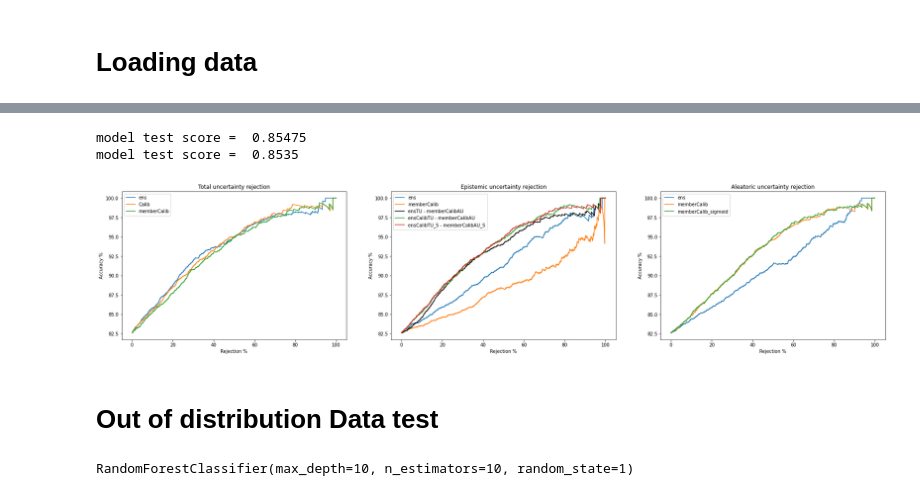
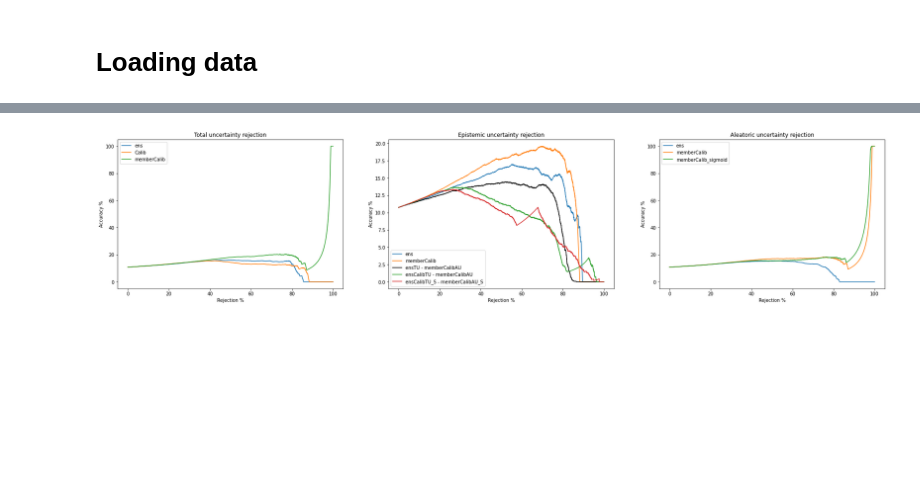
Before and after one commit to mhshaker/Calibration, a Jupyter notebook: Calibration.ipynb, the cells around one changed output, grey strips where cells are left out. Drawn from its saved outputs; the diff is of its cells as text; code cells hidden in the pictures; blank space fills up the shorter version.

Commit message:
OOD test working. calib members are best for OOD epist test

```diff
--- a/Calibration.ipynb
+++ b/Calibration.ipynb
@@ -34,24 +43,11 @@ model test score =  0.82625
+# %%
+total_uncertainty_calib = unc.calib_ens_total_uncertainty(model_calib, x_test_idoodmix)
+total_uncertainty_calib_sigmoid = unc.calib_ens_total_uncertainty(model_calib_sigmoid, x_test_idoodmix)
 # %%
-total_uncertainty, epistemic_uncertainty, aleatoric_uncertainty = unc.model_uncertainty(model, X_test, X_train, y_train)
+total_uncertainty, epistemic_uncertainty, aleatoric_uncertainty = unc.model_uncertainty(model, x_test_idoodmix, x_train, y_train)
-# %%
-from sklearn.calibration import CalibratedClassifierCV, CalibrationDisplay
-
-model_calib = CalibratedClassifierCV(model, cv=5, method="isotonic")
-model_calib_sigmoid = CalibratedClassifierCV(model, cv=5, method="sigmoid")
-
-model_calib.fit(X_train, y_train)
-print("model test score = ", model_calib.score(X_test, y_test))
-model_calib_sigmoid.fit(X_train, y_train)
-print("model test score = ", model_calib_sigmoid.score(X_test, y_test))
-
-total_uncertainty_calib = unc.calib_ens_total_uncertainty(model_calib, X_test)
-total_uncertainty_calib_sigmoid = unc.calib_ens_total_uncertainty(model_calib_sigmoid, X_test)
-# %% [output]
-model test score =  0.85475
-model test score =  0.8535
 # %%
-total_uncertainty_mcalib, epistemic_uncertainty_mcalib, aleatoric_uncertainty_mcalib = unc.calib_ens_member_uncertainty(model, X_test, X_train, y_train, X_valid, y_valid)
-total_uncertainty_mcalib_sigmoid, epistemic_uncertainty_mcalib_sigmoid, aleatoric_uncertainty_mcalib_sigmoid = unc.calib_ens_member_uncertainty(model, X_test, X_train, y_train, X_valid, y_valid, calib_method="sigmoid")
+total_uncertainty_mcalib, epistemic_uncertainty_mcalib, aleatoric_uncertainty_mcalib = unc.calib_ens_member_uncertainty(model, x_test_idoodmix, x_train, y_train, x_valid, y_valid)
+total_uncertainty_mcalib_sigmoid, epistemic_uncertainty_mcalib_sigmoid, aleatoric_uncertainty_mcalib_sigmoid = unc.calib_ens_member_uncertainty(model, x_test_idoodmix, x_train, y_train, x_valid, y_valid, calib_method="sigmoid")
 # %%
 epistemic_uncertainty_mcalib2 = total_uncertainty - aleatoric_uncertainty_mcalib
 epistemic_uncertainty_mcalib3 = total_uncertainty_calib - aleatoric_uncertainty_mcalib
@@ -62,44 +58,42 @@ fig, axs = plt.subplots(1,3)
 fig.set_figheight(3*2)
 fig.set_figwidth(15*2)
 
-avg_acc, avg_min, avg_max, avg_random ,steps = uncM.accuracy_rejection2(predictions.reshape((1,-1)), y_test.reshape((1,-1)), total_uncertainty.reshape((1,-1)))
-avg_acc_c, avg_min, avg_max, avg_random ,steps = uncM.accuracy_rejection2(predictions.reshape((1,-1)), y_test.reshape((1,-1)), total_uncertainty_calib.reshape((1,-1)))
-avg_acc_mc, avg_min, avg_max, avg_random ,steps = uncM.accuracy_rejection2(predictions.reshape((1,-1)), y_test.reshape((1,-1)), total_uncertainty_mcalib.reshape((1,-1)))
+avg_acc, avg_min, avg_max, avg_random ,steps = uncM.accuracy_rejection2(predictions.reshape((1,-1)), y_test_idoodmix.reshape((1,-1)), total_uncertainty.reshape((1,-1)))
+avg_acc_c, avg_min, avg_max, avg_random ,steps = uncM.accuracy_rejection2(predictions.reshape((1,-1)), y_test_idoodmix.reshape((1,-1)), total_uncertainty_calib.reshape((1,-1)))
+avg_acc_mc, avg_min, avg_max, avg_random ,steps = uncM.accuracy_rejection2(predictions.reshape((1,-1)), y_test_idoodmix.reshape((1,-1)), total_uncertainty_mcalib.reshape((1,-1)))
 axs[0].plot(steps, avg_acc*100, label='ens')
 axs[0].plot(steps, avg_acc_c*100, label='Calib')
 axs[0].plot(steps, avg_acc_mc*100, label='memberCalib')
 axs[0].legend()
 axs[0].set_title("Total uncertainty rejection")
 
-avg_acc, avg_min, avg_max, avg_random ,steps = uncM.accuracy_rejection2(predictions.reshape((1,-1)), y_test.reshape((1,-1)), epistemic_uncertainty.reshape((1,-1)))
-avg_acc_mc, avg_min, avg_max, avg_random ,steps = uncM.accuracy_rejection2(predictions.reshape((1,-1)), y_test.reshape((1,-1)), epistemic_uncertainty_mcalib.reshape((1,-1)))
-avg_acc_mc2, avg_min, avg_max, avg_random ,steps = uncM.accuracy_rejection2(predictions.reshape((1,-1)), y_test.reshape((1,-1)), epistemic_uncertainty_mcalib2.reshape((1,-1)))
-avg_acc_mc3, avg_min, avg_max, avg_random ,steps = uncM.accuracy_rejection2(predictions.reshape((1,-1)), y_test.reshape((1,-1)), epistemic_uncertainty_mcalib3.reshape((1,-1)))
-avg_acc_mc3s, avg_min, avg_max, avg_random ,steps = uncM.accuracy_rejection2(predictions.reshape((1,-1)), y_test.reshape((1,-1)), epistemic_uncertainty_mcalib3_sigmoid.reshape((1,-1)))
+avg_acc, avg_min, avg_max, avg_random ,steps = uncM.accuracy_rejection2(predictions.reshape((1,-1)), y_test_idoodmix.reshape((1,-1)), epistemic_uncertainty.reshape((1,-1)))
+avg_acc_mc, avg_min, avg_max, avg_random ,steps = uncM.accuracy_rejection2(predictions.reshape((1,-1)), y_test_idoodmix.reshape((1,-1)), epistemic_uncertainty_mcalib.reshape((1,-1)))
+avg_acc_mc2, avg_min, avg_max, avg_random ,steps = uncM.accuracy_rejection2(predictions.reshape((1,-1)), y_test_idoodmix.reshape((1,-1)), epistemic_uncertainty_mcalib2.reshape((1,-1)))
+avg_acc_mc3, avg_min, avg_max, avg_random ,steps = uncM.accuracy_rejection2(predictions.reshape((1,-1)), y_test_idoodmix.reshape((1,-1)), epistemic_uncertainty_mcalib3.reshape((1,-1)))
+avg_acc_mc3s, avg_min, avg_max, avg_random ,steps = uncM.accuracy_rejection2(predictions.reshape((1,-1)), y_test_idoodmix.reshape((1,-1)), epistemic_uncertainty_mcalib3_sigmoid.reshape((1,-1)))
 
 axs[1].plot(steps, avg_acc*100,label='ens')
 axs[1].plot(steps, avg_acc_mc*100, label='memberCalib')
 axs[1].plot(steps, avg_acc_mc2*100, label='ensTU - memberCalibAU', color="black")
 axs[1].plot(steps, avg_acc_mc3*100, label='ensCalibTU - memberCalibAU')
 axs[1].plot(steps, avg_acc_mc3s*100, label='ensCalibTU_S - memberCalibAU_S')
 axs[1].set_title("Epistemic uncertainty rejection")
 axs[1].legend()
 
-avg_acc, avg_min, avg_max, avg_random ,steps = uncM.accuracy_rejection2(predictions.reshape((1,-1)), y_test.reshape((1,-1)), aleatoric_uncertainty.reshape((1,-1)))
-avg_acc_mc, avg_min, avg_max, avg_random ,steps = uncM.accuracy_rejection2(predictions.reshape((1,-1)), y_test.reshape((1,-1)), aleatoric_uncertainty_mcalib.reshape((1,-1)))
-avg_acc_mcs, avg_min, avg_max, avg_random ,steps = uncM.accuracy_rejection2(predictions.reshape((1,-1)), y_test.reshape((1,-1)), aleatoric_uncertainty_mcalib_sigmoid.reshape((1,-1)))
+avg_acc, avg_min, avg_max, avg_random ,steps = uncM.accuracy_rejection2(predictions.reshape((1,-1)), y_test_idoodmix.reshape((1,-1)), aleatoric_uncertainty.reshape((1,-1)))
+avg_acc_mc, avg_min, avg_max, avg_random ,steps = uncM.accuracy_rejection2(predictions.reshape((1,-1)), y_test_idoodmix.reshape((1,-1)), aleatoric_uncertainty_mcalib.reshape((1,-1)))
+avg_acc_mcs, avg_min, avg_max, avg_random ,steps = uncM.accuracy_rejection2(predictions.reshape((1,-1)), y_test_idoodmix.reshape((1,-1)), aleatoric_uncertainty_mcalib_sigmoid.reshape((1,-1)))
 
 axs[2].plot(steps, avg_acc*100, label='ens')
 axs[2].plot(steps, avg_acc_mc*100, label='memberCalib')
 axs[2].plot(steps, avg_acc_mcs*100, label='memberCalib_sigmoid')
 axs[2].set_title("Aleatoric uncertainty rejection")
 axs[2].legend()
 
 for i in range(3):
     axs[i].set(xlabel="Rejection %", ylabel="Accuracy %")
 
 fig.show()
 # %% [output]
-[figure, old version]
+[figure, new version]
-# %% [markdown]
-# Out of distribution Data test
@@ -130,6 +99,0 @@ x_train, y_train, x_test, y_test, x_test_ood, y_test_ood, x_test_idoodmix, y_tes
-# %%
-# train the model
-model = RandomForestClassifier(max_depth=10, n_estimators=10, random_state=1)
-model.fit(x_train, y_train)
-# %% [output]
-RandomForestClassifier(max_depth=10, n_estimators=10, random_state=1)
```
Also changed, not shown: parts of 13 cells of this notebook, 1 other file.
